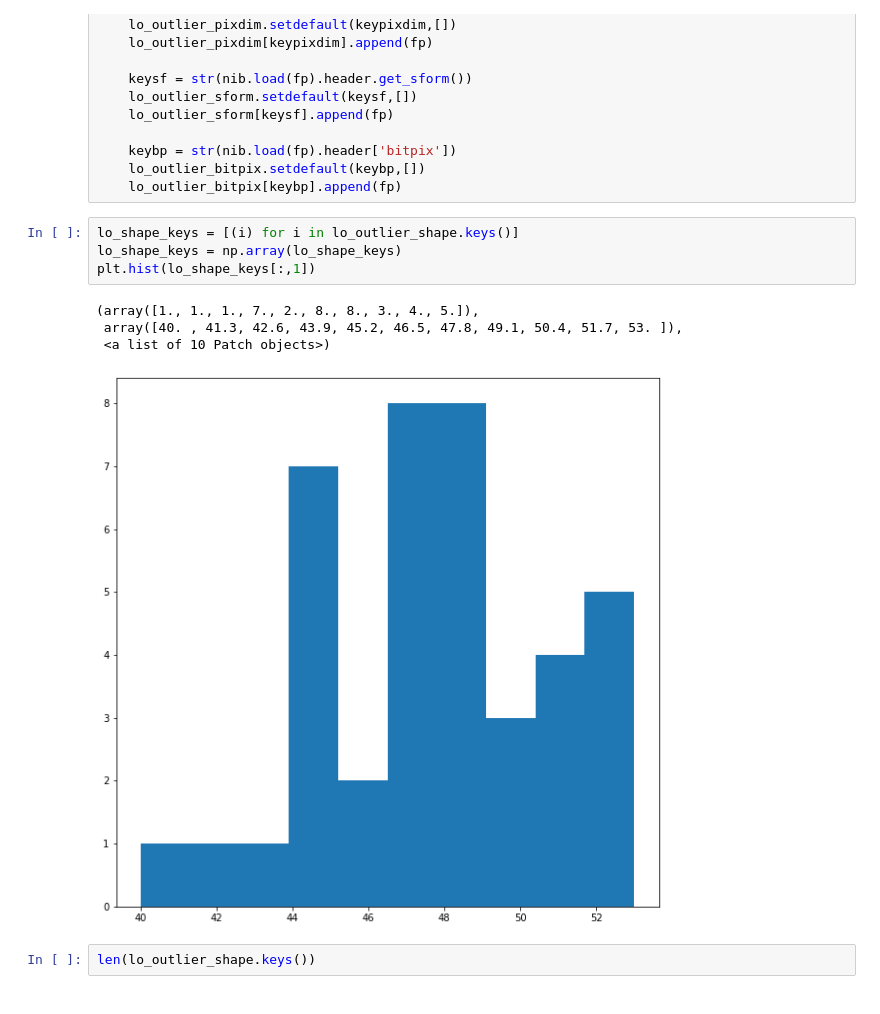
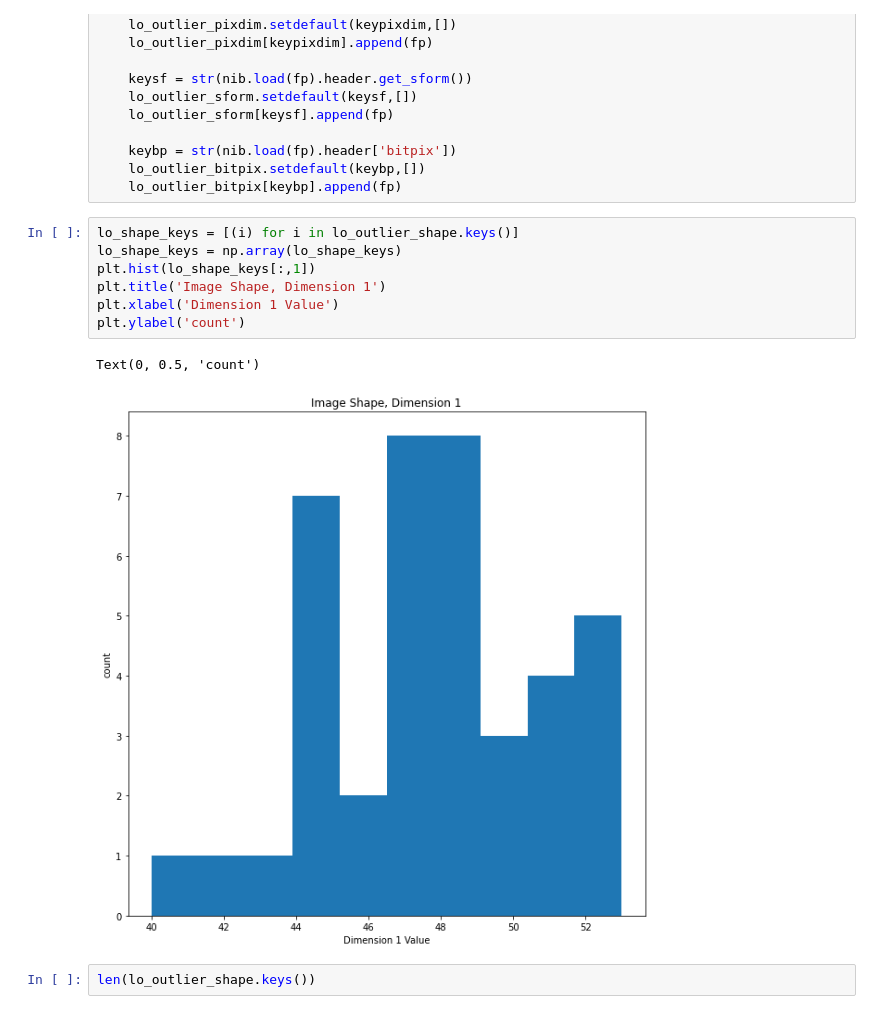
Before and after one commit to ElliotY-ML/Hippocampus_Segmentation_MRI, a Jupyter notebook: Section 1 EDA/Final Project EDA.ipynb, the cells around one changed output. Cells and saved outputs as stored; diff of their text form.

Commit message:
feat: Add labels to charts in Section 1 EDA/Final Project EDA.ipynb

```diff
--- a/Section 1 EDA/Final Project EDA.ipynb
+++ b/Section 1 EDA/Final Project EDA.ipynb
@@ -681,12 +694,13 @@ for label in lo_outlier:
 # %%
 lo_shape_keys = [(i) for i in lo_outlier_shape.keys()]
 lo_shape_keys = np.array(lo_shape_keys)
 plt.hist(lo_shape_keys[:,1])
+plt.title('Image Shape, Dimension 1')
+plt.xlabel('Dimension 1 Value')
+plt.ylabel('count')
 # %% [output]
-(array([1., 1., 1., 7., 2., 8., 8., 3., 4., 5.]),
- array([40. , 41.3, 42.6, 43.9, 45.2, 46.5, 47.8, 49.1, 50.4, 51.7, 53. ]),
- <a list of 10 Patch objects>)
+Text(0, 0.5, 'count')
-[figure, old version]
+[figure, new version]
 # %%
 len(lo_outlier_shape.keys())
 # %% [output]
```
Also changed, not shown: parts of 18 cells of this notebook.
